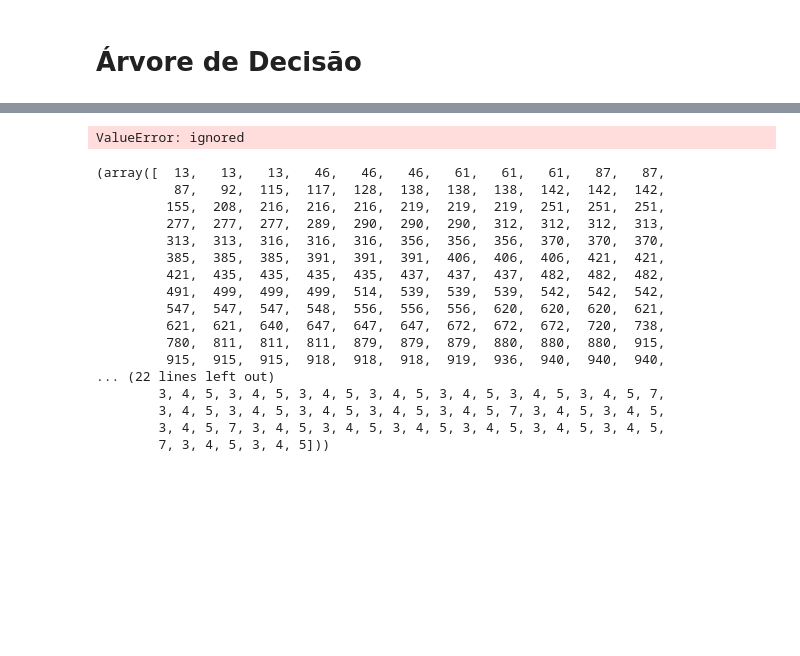
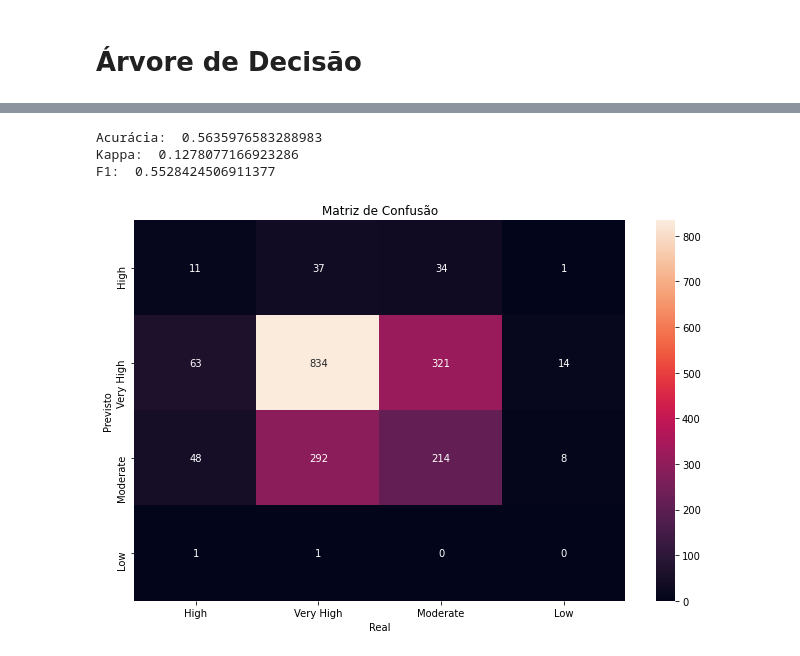
Before and after one commit to let-aranha/ttc-bi-master, a Jupyter notebook: Classificação_V4.ipynb, the cells around one changed output, grey strips where cells are left out. Saved outputs shown, nothing was run; the diff lists cells and outputs as text; code cells hidden in the pictures; blank space fills up the shorter version.

```diff
--- a/Classificação_V4.ipynb
+++ b/Classificação_V4.ipynb
@@ -706,0 +697,6 @@ pd.DataFrame(x_train).shape
+# %%
+# Imputar dados faltantes
+# from sklearn.impute import SimpleImputer
+# imputer = SimpleImputer(strategy="most_frequent")
+# imputer.fit(x_train)
+x_test = imputer.transform(x_test)
@@ -706,0 +708,4 @@ pd.DataFrame(x_train).shape
+# %%
+# Remover colunas com variância zero
+
+x_test = zero_var_filter.fit_transform(x_test)
@@ -732,52 +742,35 @@ def predict_and_evaluate(x_test, y_test):
   from sklearn.metrics import accuracy_score
   accuracy = accuracy_score(y_test, y_pred)
   print('Acurácia: ', accuracy)
 
   # Kappa
   from sklearn.metrics import cohen_kappa_score
   kappa = cohen_kappa_score(y_test, y_pred)
   print('Kappa: ', kappa)
 
   # F1
   from sklearn.metrics import f1_score
-  f1 = f1_score(y_test, y_pred)
+  f1 = f1_score(y_test, y_pred, average = 'weighted')
   print('F1: ', f1)
 
   # Matriz de confusão
   from sklearn.metrics import confusion_matrix
   confMatrix = confusion_matrix(y_pred, y_test)
 
   ax = plt.subplot()
   sns.heatmap(confMatrix, annot=True, fmt=".0f")
   plt.xlabel('Real')
   plt.ylabel('Previsto')
   plt.title('Matriz de Confusão')
 
   # Colocar os nomes
   ax.xaxis.set_ticklabels(['High', 'Very High', 'Moderate', 'Low'])
   ax.yaxis.set_ticklabels(['High', 'Very High', 'Moderate', 'Low'])
   plt.show()
 
 predict_and_evaluate(x_test, y_test)
 # %% [output]
-ValueError: ignored
+Acurácia:  0.5635976583288983
+Kappa:  0.1278077166923286
+F1:  0.5528424506911377
+[figure, added]
-# %%
-np.where(np.isnan(x_test))
-# %% [output]
-(array([  13,   13,   13,   46,   46,   46,   61,   61,   61,   87,   87,
-          87,   92,  115,  117,  128,  138,  138,  138,  142,  142,  142,
-         155,  208,  216,  216,  216,  219,  219,  219,  251,  251,  251,
-         277,  277,  277,  289,  290,  290,  290,  312,  312,  312,  313,
-         313,  313,  316,  316,  316,  356,  356,  356,  370,  370,  370,
-         385,  385,  385,  391,  391,  391,  406,  406,  406,  421,  421,
-         421,  435,  435,  435,  435,  437,  437,  437,  482,  482,  482,
-         491,  499,  499,  499,  514,  539,  539,  539,  542,  542,  542,
-         547,  547,  547,  548,  556,  556,  556,  620,  620,  620,  621,
-         621,  621,  640,  647,  647,  647,  672,  672,  672,  720,  738,
-         780,  811,  811,  811,  879,  879,  879,  880,  880,  880,  915,
-         915,  915,  915,  918,  918,  918,  919,  936,  940,  940,  940,
-... (22 lines left out)
-        3, 4, 5, 3, 4, 5, 3, 4, 5, 3, 4, 5, 3, 4, 5, 3, 4, 5, 3, 4, 5, 7,
-        3, 4, 5, 3, 4, 5, 3, 4, 5, 3, 4, 5, 3, 4, 5, 7, 3, 4, 5, 3, 4, 5,
-        3, 4, 5, 7, 3, 4, 5, 3, 4, 5, 3, 4, 5, 3, 4, 5, 3, 4, 5, 3, 4, 5,
-        7, 3, 4, 5, 3, 4, 5]))
```
Also changed, not shown: parts of 12 cells of this notebook.
